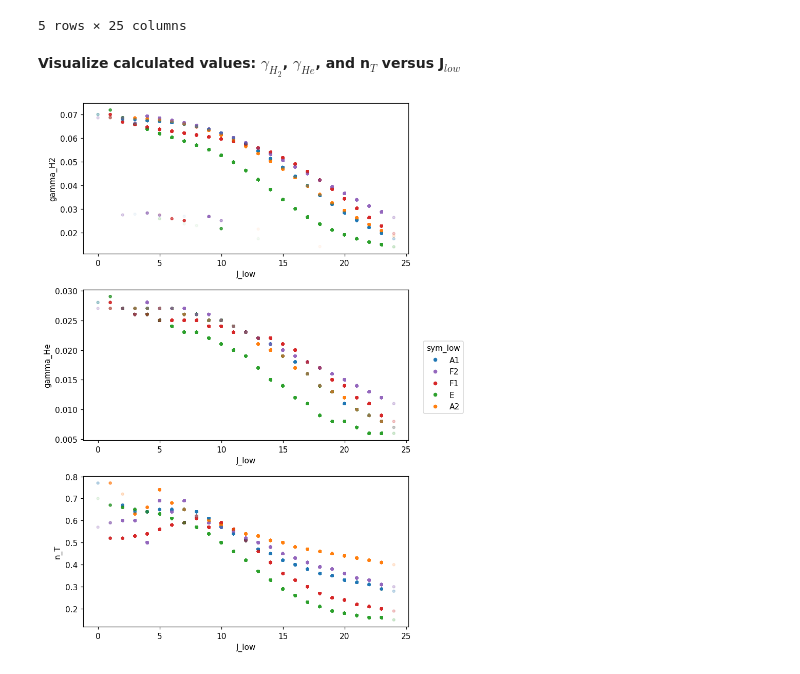
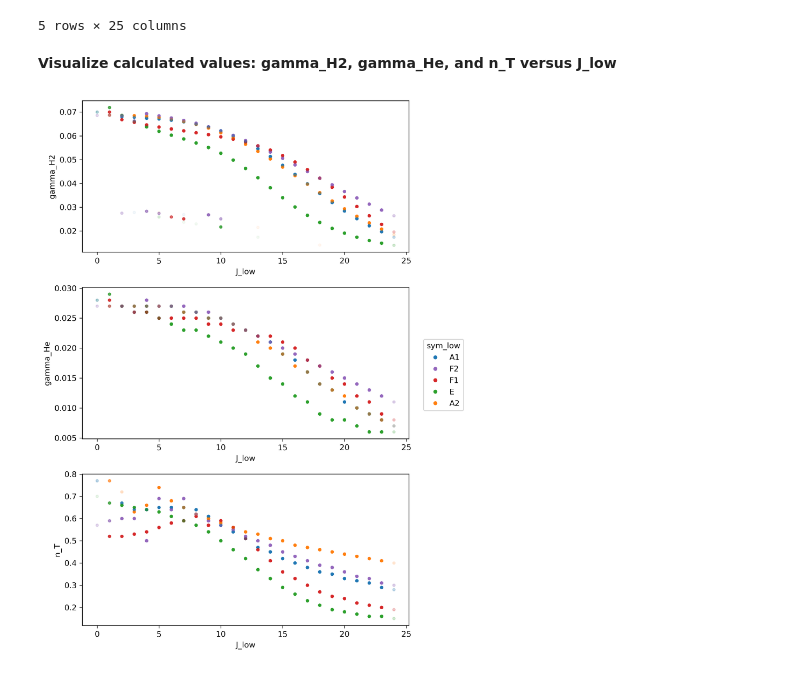
Before and after one commit to EhsanGharibNezhad/Xpectra, a Jupyter notebook: docs/tutorials/7_Update_Hitran_Linelist.ipynb, the cells around one changed output. Saved outputs shown, nothing was run; the diff lists cells and outputs as text; code cells hidden in the pictures.

```diff
--- a/docs/tutorials/7_Update_Hitran_Linelist.ipynb
+++ b/docs/tutorials/7_Update_Hitran_Linelist.ipynb
@@ -185,7 +185,7 @@ edited_df.head()
 | 4 | 6 | 2 | 2900.035027 | 1.905000e-25 | 0.067460 | 0.0463 | 0.019 | 815.0317 | 0.42 | -0.0058 | ... |
 5 rows × 25 columns
 # %% [markdown]
-**Visualize calculated values: $\gamma_{H_{2}}$, $\gamma_{He}$, and n$_{T}$ versus J$_{low}$**
+**Visualize calculated values: gamma_H2, gamma_He, and n_T versus J_low**
 # %%
 # Mapping symmetry to colors
 color_dict = {
@@ -199,28 +199,28 @@ color_dict = {
 color_values = edited_df['sym_low'].map(color_dict)
 # %%
 # Create Figure
-fig, axes = plt.subplots(3,1, figsize=(8,10), dpi=110)
+fig, axes = plt.subplots(3,1, figsize=(8,10), dpi=300)
 ax1,ax2,ax3 = axes
 
 ax1.scatter(edited_df['J_low'], edited_df['gamma_H2'],s=10,alpha=0.05,c=color_values)
 ax1.set_ylabel('gamma_H2')
 
 ax2.scatter(edited_df['J_low'], edited_df['gamma_He'],s=10,alpha=0.05,c=color_values)
 ax2.set_ylabel('gamma_He')
 
 ax3.scatter(edited_df['J_low'], edited_df['n_T'],s=10,alpha=0.05,c=color_values)
 ax3.set_ylabel('n_T')
 
 for ax in (ax1,ax2,ax3):
     ax.set_xlabel('J_low')
 
 # Create legend on the right side
 unique_sym_values = edited_df['sym_low'].unique()
 handles = [plt.Line2D([0], [0], marker='o', color='w', label=str(value),
                       markersize=6, markerfacecolor=color_dict[value]) for value in unique_sym_values]
 fig.legend(handles=handles, title='sym_low', loc='center left', bbox_to_anchor=(0.85, 0.5))
 
 plt.tight_layout(rect=[0, 0, 0.85, 1])
 plt.show()
 # %% [output]
-[figure, old version]
+[figure, new version]
```
